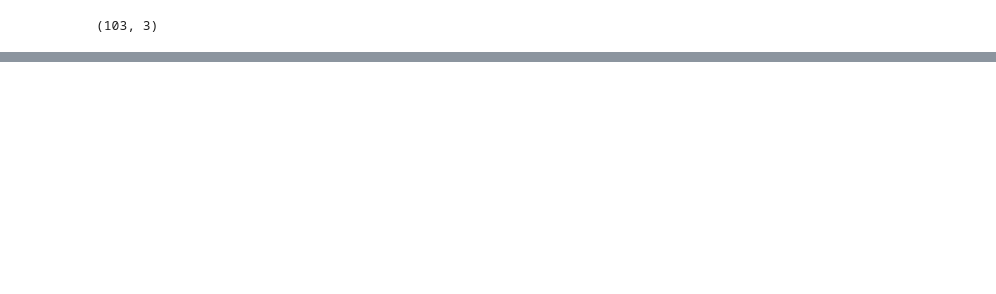
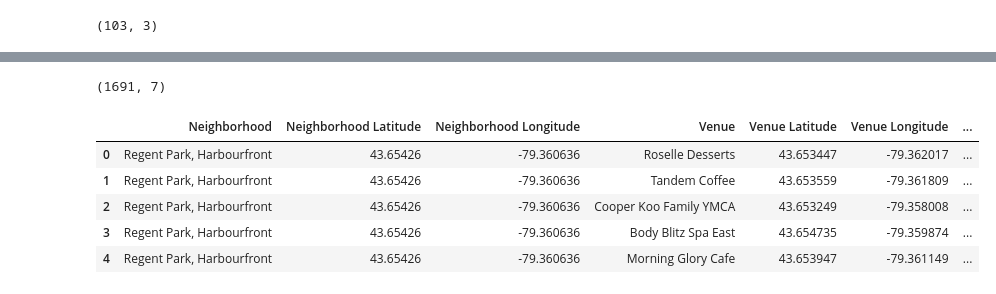
Before and after one commit to loppierong/github-example, a Jupyter notebook: Segmenting and Clustering Neighborhoods in Toronto.ipynb, the cells around one changed output, grey strips where cells are left out. Cells and saved outputs as stored; diff of their text form; code cells hidden in the pictures; blank space fills up the shorter version.

```diff
--- a/Segmenting and Clustering Neighborhoods in Toronto.ipynb
+++ b/Segmenting and Clustering Neighborhoods in Toronto.ipynb
@@ -73,0 +98,7 @@ data_df.shape
+# %%
+#Explore and cluster the neighborhoods in Toronto
+
+#work with only boroughs that contain the word 'Toronto'
+
+data_Toronto = data_all[data_all['Borough'].str.contains('Toronto') ]
+data_Toronto.shape
@@ -73,0 +146,20 @@ data_df.shape
+# %%
+#Create map of Toronto using latitude and longitude values
+import folium
+map_toronto = folium.Map(location=[latitude, longitude], zoom_start=11)
+
+# add markers to map
+for lat, lng, borough, neighborhood in zip(data_Toronto['Latitude'], data_Toronto['Longitude'], data_Toronto['Borough'], data_Toronto['Neighborhood']):
+    label = '{}, {}'.format(neighborhood, borough)
+    label = folium.Popup(label, parse_html=True)
+    folium.CircleMarker(
+        [lat, lng],
+        radius=5,
+        popup=label,
+        color='blue',
+        fill=True,
+        fill_color='#3186cc',
+        fill_opacity=0.7,
+        parse_html=False).add_to(map_toronto)
+
+map_toronto
@@ -73,0 +170,8 @@ data_df.shape
+# %%
+CLIENT_ID = 'ETXYA231UIBRDOY2PNUFOC0TOJXBXUMGDXV2MJ15LAV1BKLG' # your Foursquare ID
+CLIENT_SECRET = 'TB3SBKPKGSXJOYAJTKCACHXSCT5ZSZP4WCNNP5IB2M44WHCV' # your Foursquare Secret
+VERSION = '20180605' # Foursquare API version
+
+print('Your credentails:')
+print('CLIENT_ID: ' + CLIENT_ID)
+print('CLIENT_SECRET:' + CLIENT_SECRET)
@@ -73,0 +223,7 @@ data_df.shape
+# %%
+#new dataframe called toronto
+LIMIT = 100
+toronto_venues = getNearbyVenues(names=data_Toronto['Neighborhood'],
+                                   latitudes=data_Toronto['Latitude'],
+                                   longitudes=data_Toronto['Longitude']
+                                  )
@@ -73,0 +248,11 @@ data_df.shape
+# %%
+print(toronto_venues.shape)
+toronto_venues.head()
+# %% [output]
+(1691, 7)
+|  | Neighborhood | Neighborhood Latitude | Neighborhood Longitude | Venue | Venue Latitude | Venue Longitude | ... |
+| 0 | Regent Park, Harbourfront | 43.65426 | -79.360636 | Roselle Desserts | 43.653447 | -79.362017 | ... |
+| 1 | Regent Park, Harbourfront | 43.65426 | -79.360636 | Tandem Coffee | 43.653559 | -79.361809 | ... |
+| 2 | Regent Park, Harbourfront | 43.65426 | -79.360636 | Cooper Koo Family YMCA | 43.653249 | -79.358008 | ... |
+| 3 | Regent Park, Harbourfront | 43.65426 | -79.360636 | Body Blitz Spa East | 43.654735 | -79.359874 | ... |
+| 4 | Regent Park, Harbourfront | 43.65426 | -79.360636 | Morning Glory Cafe | 43.653947 | -79.361149 | ... |
```
Also changed, not shown: parts of 34 cells of this notebook.
